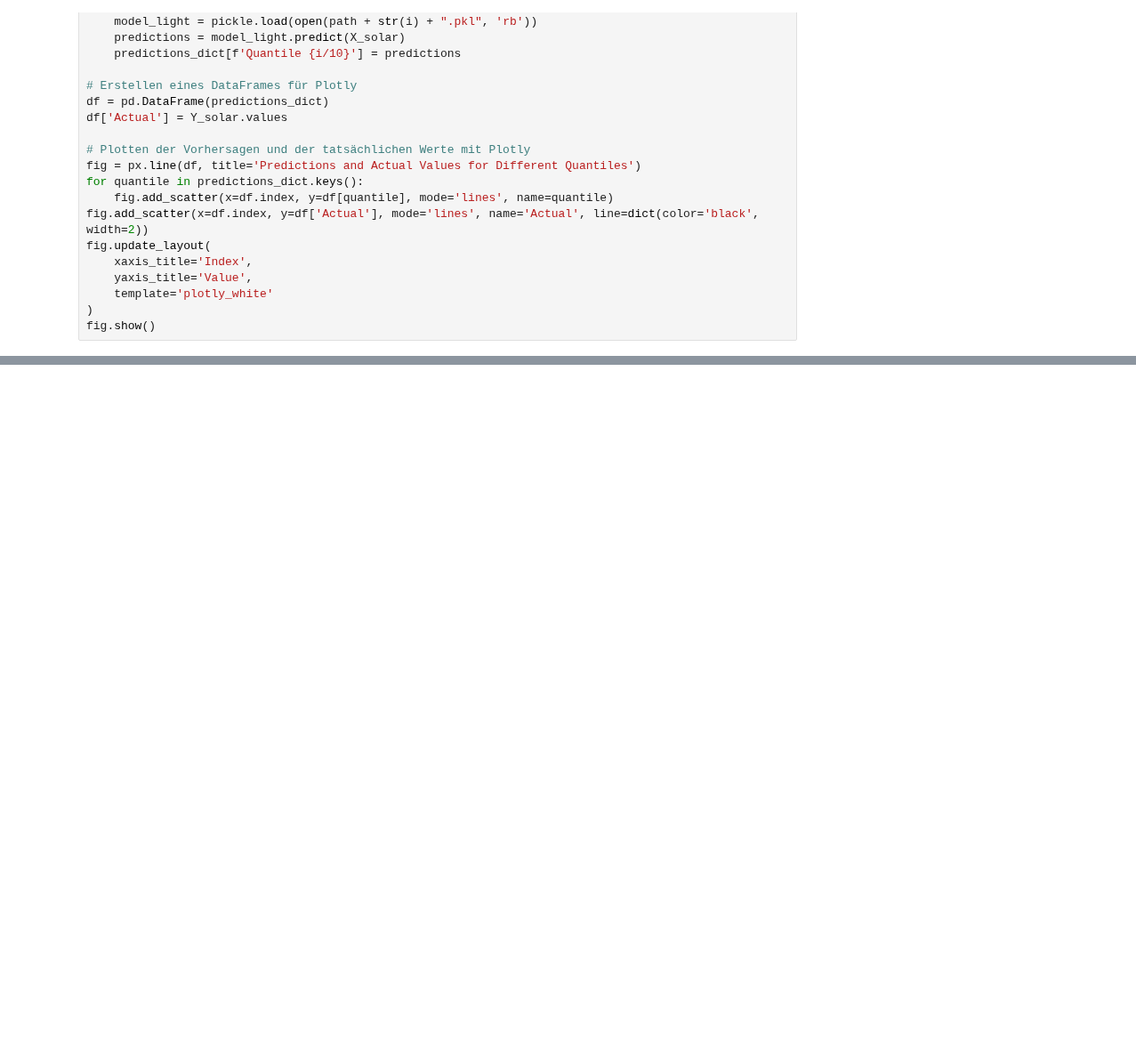
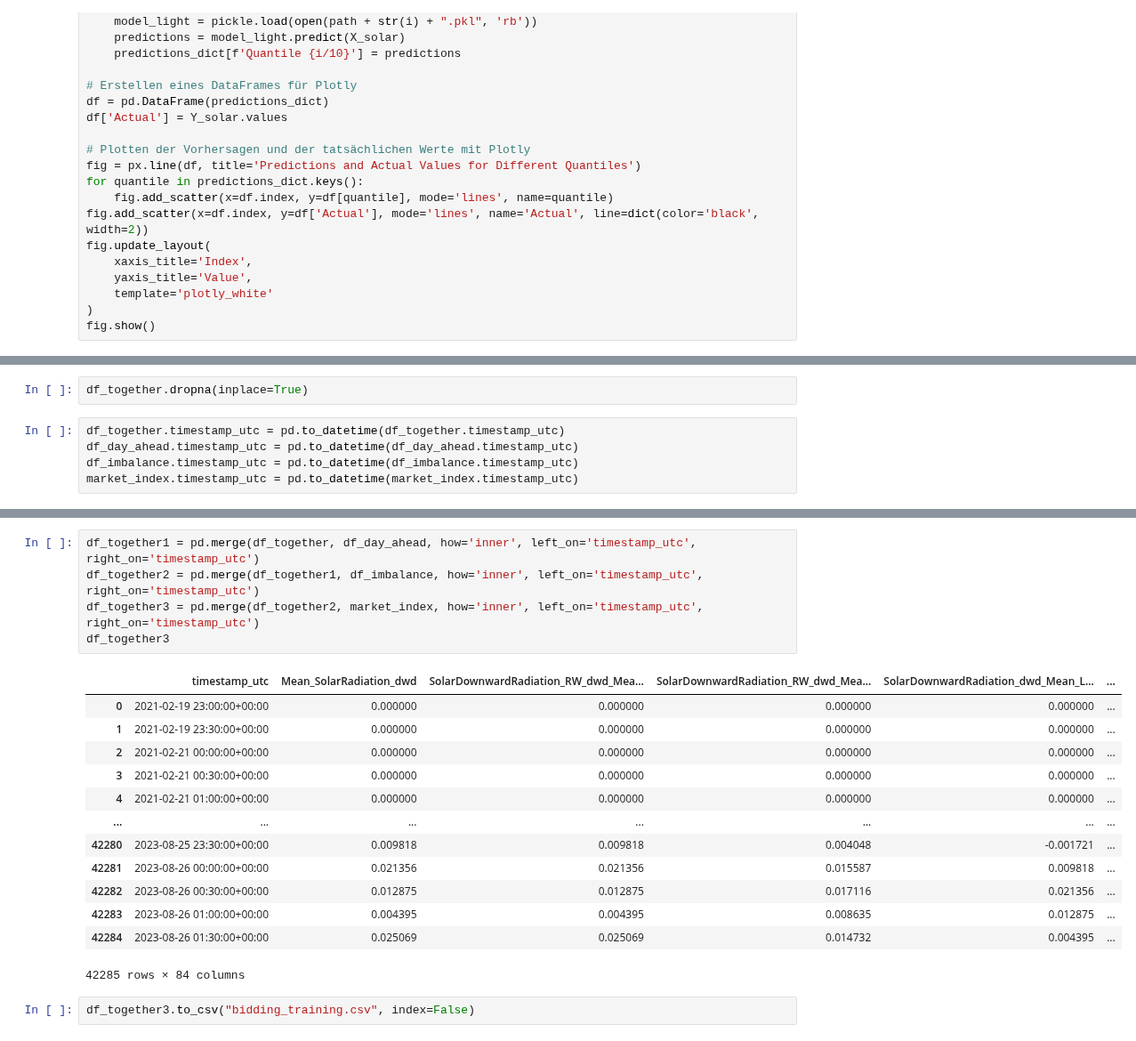
Before and after one commit to P-AEL/Energy_production_price_prediction, a Jupyter notebook: paul_analyse/Viszualize_data_and_produce_bidding_trainingset.ipynb, the cells around one changed output, grey strips where cells are left out. Shown at 89% size. Saved outputs shown, nothing was run; the diff lists cells and outputs as text; blank space fills up the shorter version.

Commit message:
edited the vizualising script; created a trainingsset for the bidding testing

```diff
--- a/paul_analyse/Viszualize_data_and_produce_bidding_trainingset.ipynb
+++ b/paul_analyse/Viszualize_data_and_produce_bidding_trainingset.ipynb
@@ -371,0 +506,7 @@ fig.show()
+# %%
+df_together.dropna(inplace=True)
+# %%
+df_together.timestamp_utc = pd.to_datetime(df_together.timestamp_utc)
+df_day_ahead.timestamp_utc = pd.to_datetime(df_day_ahead.timestamp_utc)
+df_imbalance.timestamp_utc = pd.to_datetime(df_imbalance.timestamp_utc)
+market_index.timestamp_utc = pd.to_datetime(market_index.timestamp_utc)
@@ -371,0 +521,21 @@ fig.show()
+# %%
+df_together1 = pd.merge(df_together, df_day_ahead, how='inner', left_on='timestamp_utc', right_on='timestamp_utc')
+df_together2 = pd.merge(df_together1, df_imbalance, how='inner', left_on='timestamp_utc', right_on='timestamp_utc')
+df_together3 = pd.merge(df_together2, market_index, how='inner', left_on='timestamp_utc', right_on='timestamp_utc')
+df_together3
+# %% [output]
+|  | timestamp_utc | Mean_SolarRadiation_dwd | SolarDownwardRadiation_RW_dwd_Mea... | SolarDownwardRadiation_RW_dwd_Mea... | SolarDownwardRadiation_dwd_Mean_L... | ... |
+| 0 | 2021-02-19 23:00:00+00:00 | 0.000000 | 0.000000 | 0.000000 | 0.000000 | ... |
+| 1 | 2021-02-19 23:30:00+00:00 | 0.000000 | 0.000000 | 0.000000 | 0.000000 | ... |
+| 2 | 2021-02-21 00:00:00+00:00 | 0.000000 | 0.000000 | 0.000000 | 0.000000 | ... |
+| 3 | 2021-02-21 00:30:00+00:00 | 0.000000 | 0.000000 | 0.000000 | 0.000000 | ... |
+| 4 | 2021-02-21 01:00:00+00:00 | 0.000000 | 0.000000 | 0.000000 | 0.000000 | ... |
+| ... | ... | ... | ... | ... | ... | ... |
+| 42280 | 2023-08-25 23:30:00+00:00 | 0.009818 | 0.009818 | 0.004048 | -0.001721 | ... |
+| 42281 | 2023-08-26 00:00:00+00:00 | 0.021356 | 0.021356 | 0.015587 | 0.009818 | ... |
+| 42282 | 2023-08-26 00:30:00+00:00 | 0.012875 | 0.012875 | 0.017116 | 0.021356 | ... |
+| 42283 | 2023-08-26 01:00:00+00:00 | 0.004395 | 0.004395 | 0.008635 | 0.012875 | ... |
+| 42284 | 2023-08-26 01:30:00+00:00 | 0.025069 | 0.025069 | 0.014732 | 0.004395 | ... |
+42285 rows × 84 columns
+# %%
+df_together3.to_csv("bidding_training.csv", index=False)
```
Also changed, not shown: parts of 14 cells of this notebook, 1 other file.
